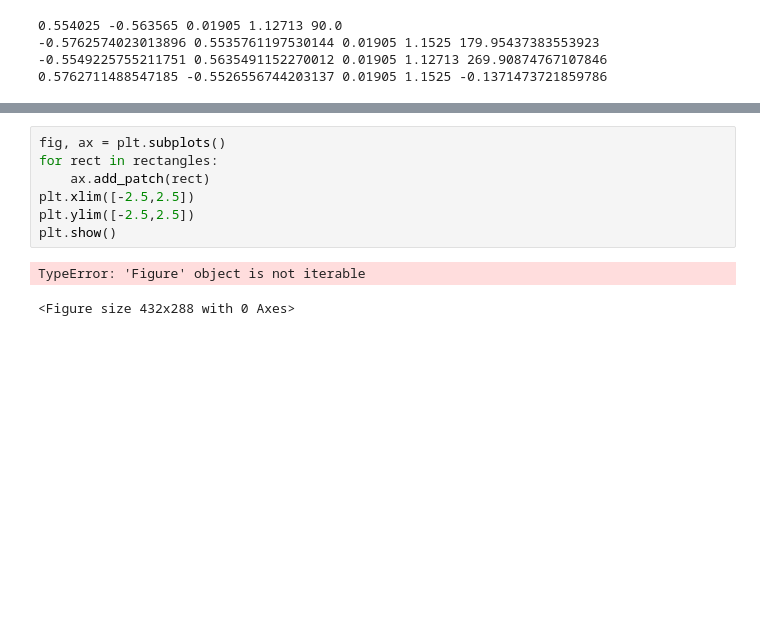
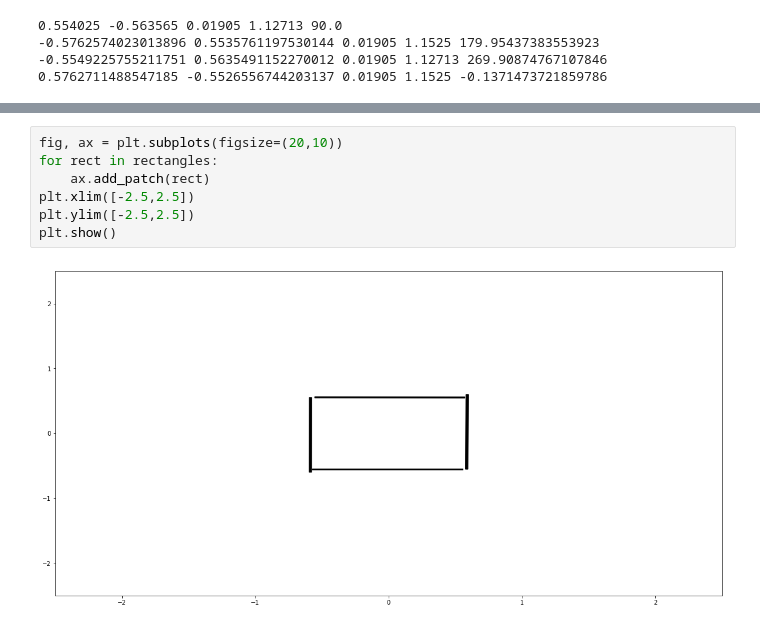
Before and after one commit to alexandroid000/self-assembly, a Jupyter notebook: dataAnalysis/develop/verification/verify_trajectory.ipynb, the cells around one changed output, grey strips where cells are left out. Saved outputs shown, nothing was run; the diff lists cells and outputs as text; blank space fills up the shorter version.

Commit message:
Got figure

```diff
--- a/dataAnalysis/develop/verification/verify_trajectory.ipynb
+++ b/dataAnalysis/develop/verification/verify_trajectory.ipynb
@@ -112,10 +118,9 @@ for i in boundary_df.index:
 # %%
-fig, ax = plt.subplots()
+fig, ax = plt.subplots(figsize=(20,10))
 for rect in rectangles:
     ax.add_patch(rect)
 plt.xlim([-2.5,2.5])
 plt.ylim([-2.5,2.5])
 plt.show()
 # %% [output]
-TypeError: 'Figure' object is not iterable
-<Figure size 432x288 with 0 Axes>
+[figure, added]
```
Also changed, not shown: parts of 3 cells of this notebook.
